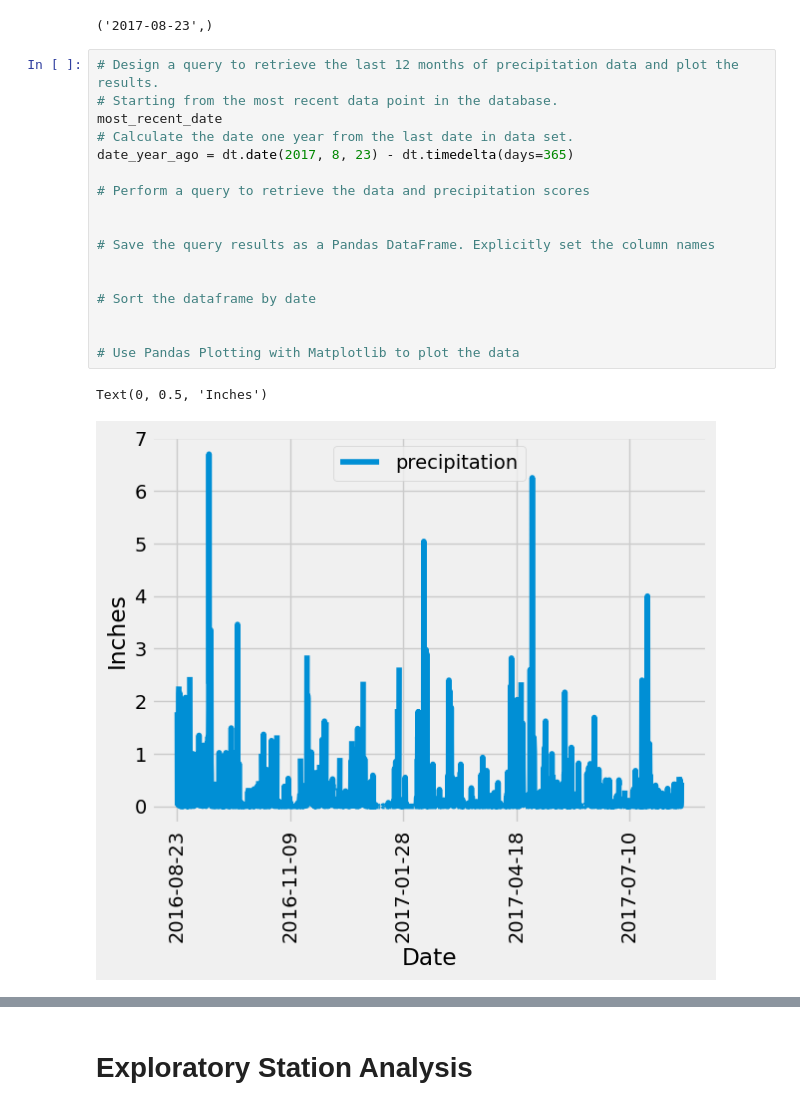
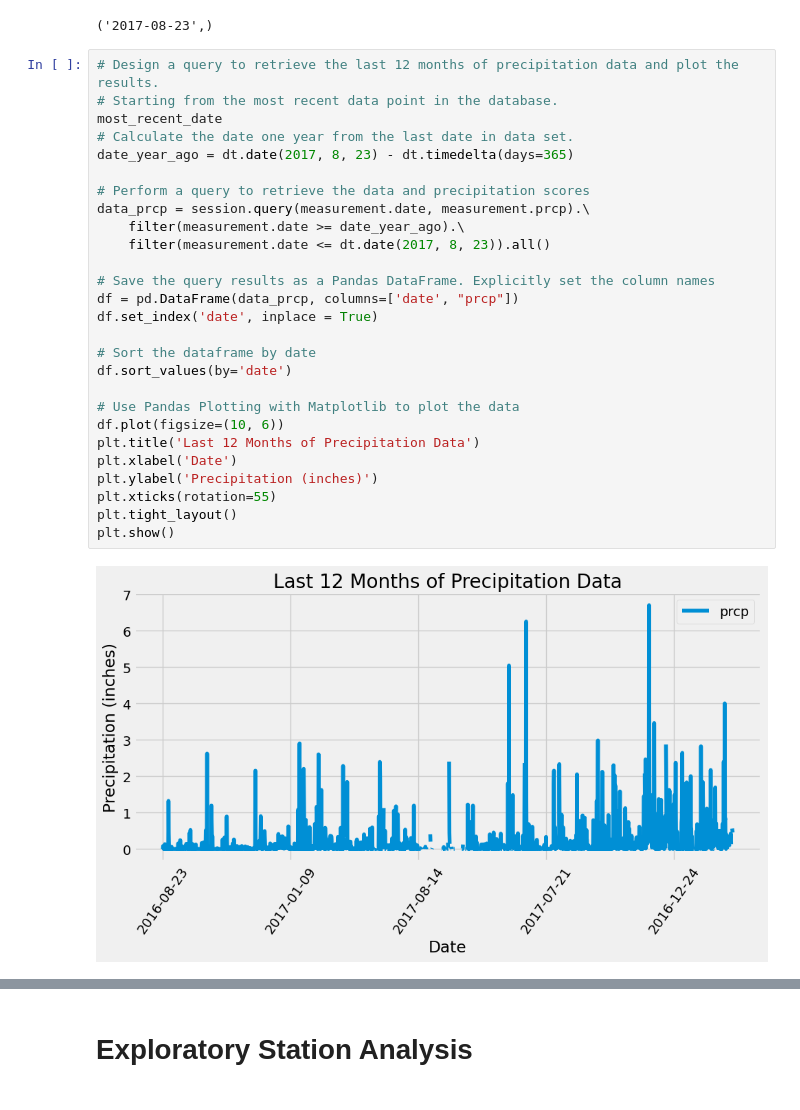
Before and after one commit to IrynaVitkovych/sqlalchemy-challenge, a Jupyter notebook: SurfsUp/climate_starter.ipynb, the cells around one changed output, grey strips where cells are left out. Cells and saved outputs as stored; diff of their text form.

```diff
--- a/SurfsUp/climate_starter.ipynb
+++ b/SurfsUp/climate_starter.ipynb
@@ -46,22 +62,31 @@ most_recent_date
 # %%
 # Design a query to retrieve the last 12 months of precipitation data and plot the results.
 # Starting from the most recent data point in the database.
 most_recent_date
 # Calculate the date one year from the last date in data set.
 date_year_ago = dt.date(2017, 8, 23) - dt.timedelta(days=365)
 
 # Perform a query to retrieve the data and precipitation scores
-
+data_prcp = session.query(measurement.date, measurement.prcp).\
+    filter(measurement.date >= date_year_ago).\
+    filter(measurement.date <= dt.date(2017, 8, 23)).all()
 
 # Save the query results as a Pandas DataFrame. Explicitly set the column names
-
+df = pd.DataFrame(data_prcp, columns=['date', "prcp"])
+df.set_index('date', inplace = True)
 
 # Sort the dataframe by date
-
+df.sort_values(by='date')
 
 # Use Pandas Plotting with Matplotlib to plot the data
+df.plot(figsize=(10, 6))
+plt.title('Last 12 Months of Precipitation Data')
+plt.xlabel('Date')
+plt.ylabel('Precipitation (inches)')
+plt.xticks(rotation=55)
+plt.tight_layout()
+plt.show()
 # %% [output]
-Text(0, 0.5, 'Inches')
-[figure, old version]
+[figure, new version]
 # %%
 # Use Pandas to calculate the summary statistics for the precipitation data
```
Also changed, not shown: parts of 10 cells of this notebook.
